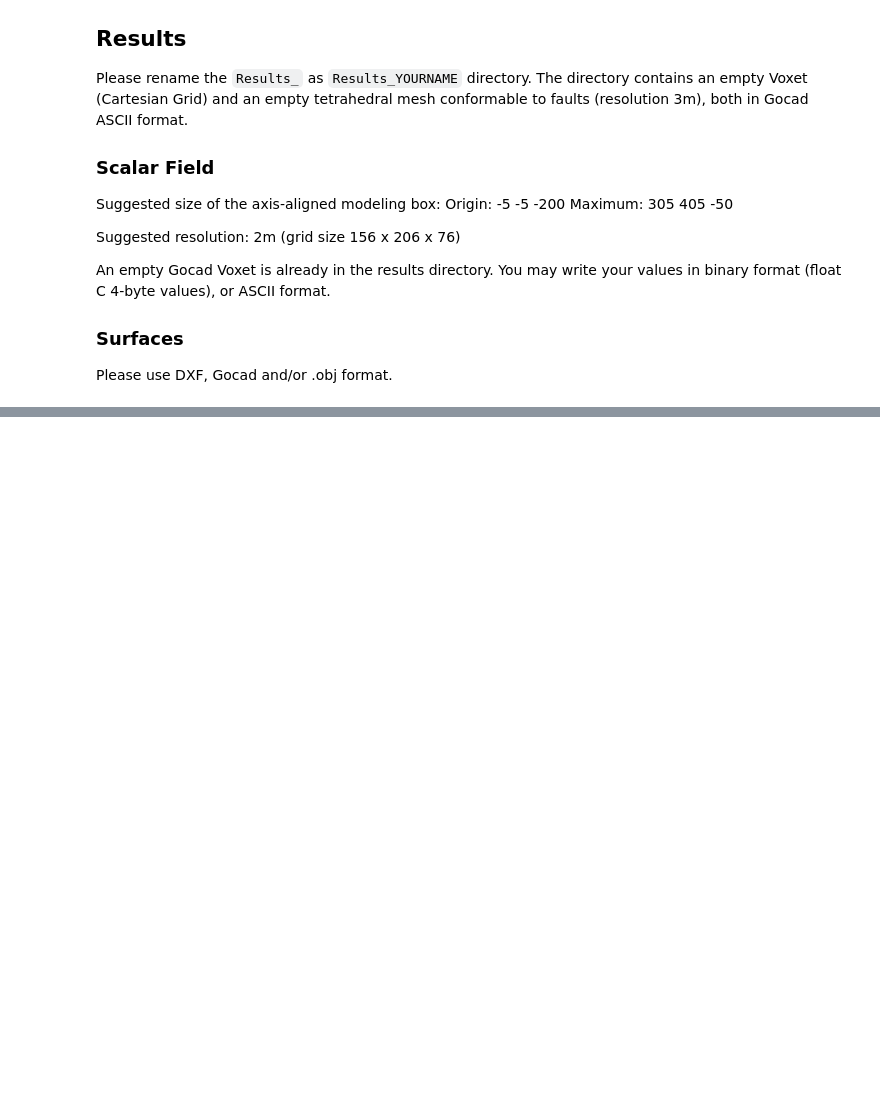
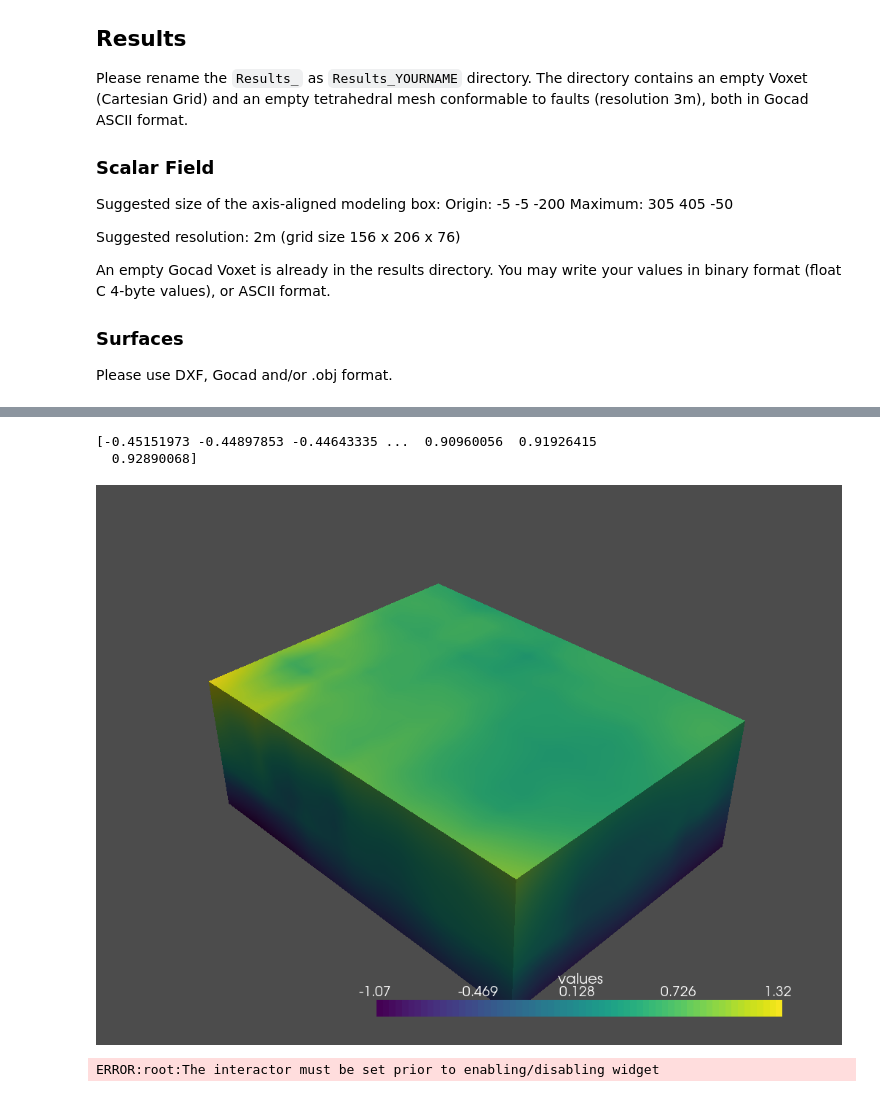
Before and after one commit to Loop3D/ImplicitBenchmark, a Jupyter notebook: Moureze/Results_Lachlan/Moureze_LoopStructural.ipynb, the cells around one changed output, grey strips where cells are left out. Drawn from its saved outputs; the diff is of its cells as text; code cells hidden in the pictures; blank space fills up the shorter version.

Commit message:
Updating voxet importexport to capture -ve values. Added Moureze example

```diff
--- a/Moureze/Results_Lachlan/Moureze_LoopStructural.ipynb
+++ b/Moureze/Results_Lachlan/Moureze_LoopStructural.ipynb
@@ -127,0 +194,18 @@ viewer.interactive()
+# %%
+origin, voxet_extent, N, array, steps = read_voxet('Results.vo','ResultsLoopStructural_result@@')
+# %%
+x = np.linspace(origin[0],voxet_extent[0]+origin[0],N[0])
+y = np.linspace(origin[1],voxet_extent[1]+origin[1],N[1])
+z = np.linspace(origin[2],voxet_extent[2]+origin[2],N[2])
+
+xx, yy, zz = np.meshgrid(x,y,z,indexing='ij')
+# %%
+eval_points = model.scale(np.array([xx.flatten(order='F'),yy.flatten(order='F'),zz.flatten(order='F')]).T)
+vals = strati['feature'].evaluate_value(eval_points)
+print(vals)
+# %% [output]
+[-0.45151973 -0.44897853 -0.44643335 ...  0.90960056  0.91926415
+  0.92890068]
+# %%
+vals[~np.isnan(vals)]
+vals2 = vals.reshape((N[2],N[1],N[0]))
@@ -127,0 +214,22 @@ viewer.interactive()
+# %%
+import pyvista as pv
+# Create the spatial reference
+grid = pv.UniformGrid()
+
+# Set the grid dimensions: shape because we want to inject our values on the
+#   POINT data
+grid.dimensions = N#slicedIm.shape
+
+# Edit the spatial reference
+grid.origin = origin#(0, 0, 0)  # The bottom left corner of the data set
+grid.spacing = steps  # These are the cell sizes along each axis
+
+# Add the data values to the cell data
+# grid.point_arrays['Z'] =
+grid.point_arrays["values"] = vals2.flatten(order='C')#.astype(float)
+
+# Now plot the grid!
+grid.plot(show_edges=False)
+# %% [output]
+[figure, added]
+ERROR:root:The interactor must be set prior to enabling/disabling widget
```
Also changed, not shown: parts of 7 cells of this notebook, 3 other files.
